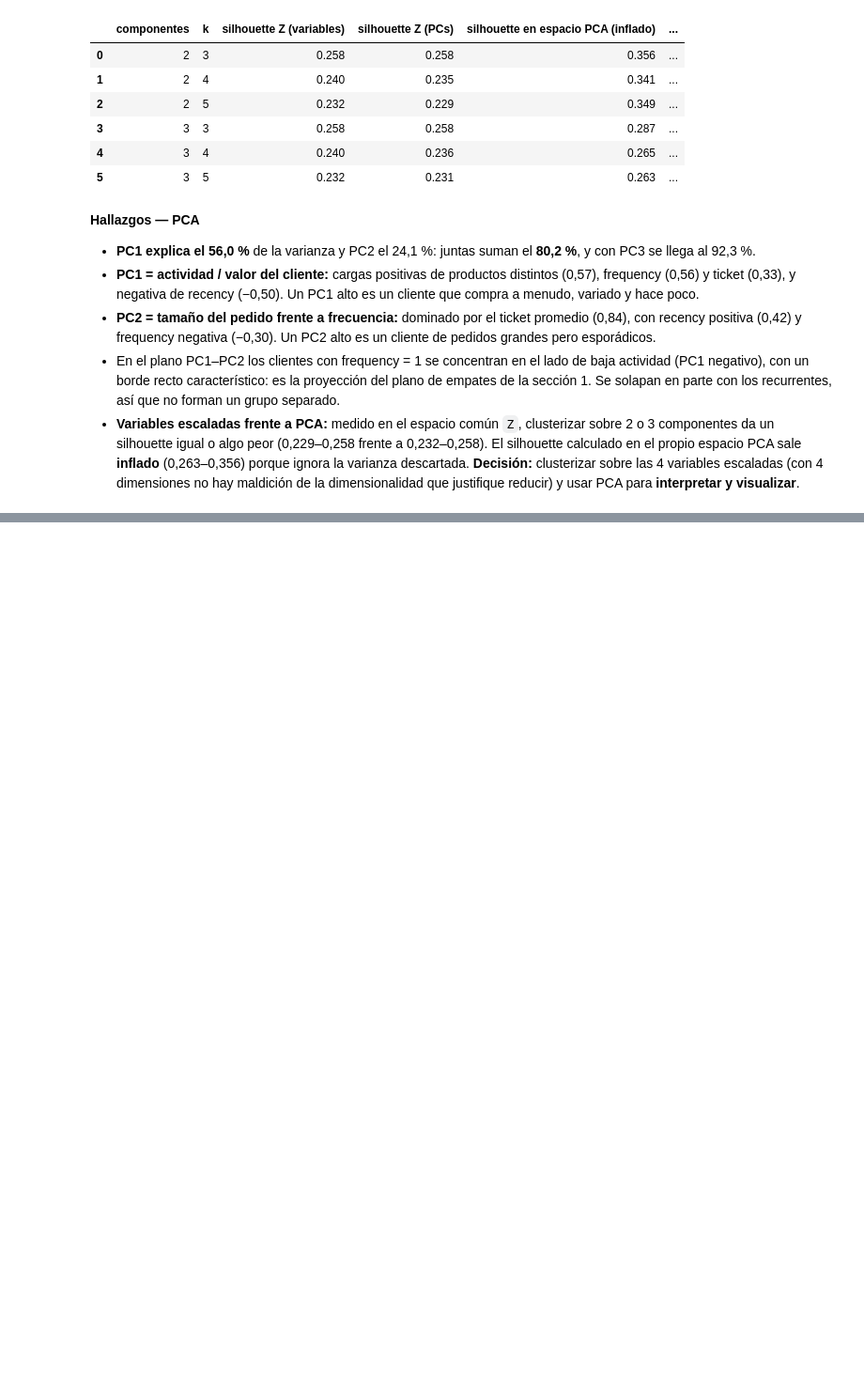
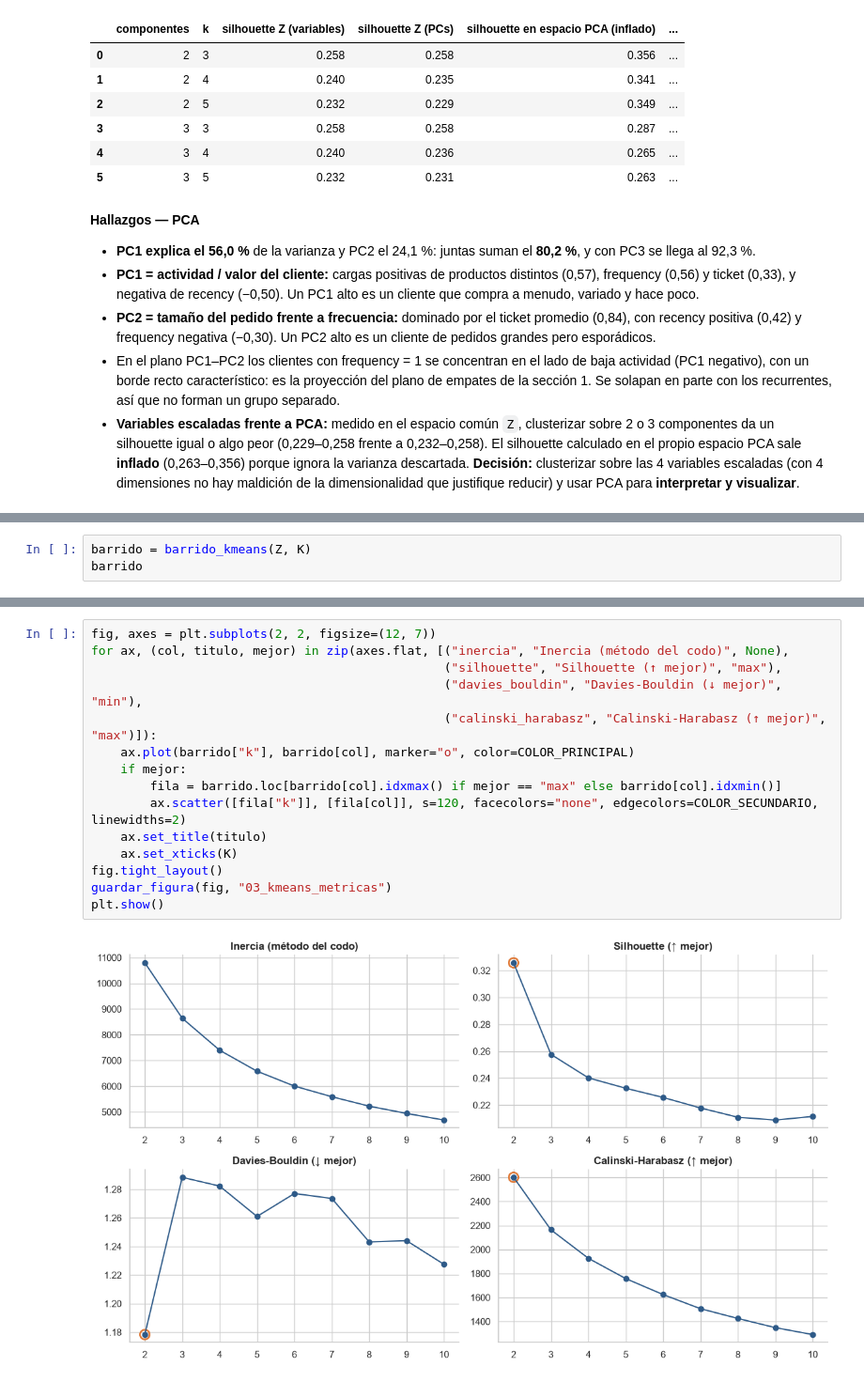
Before and after one commit to Andres766/proeyecto-mineria-de-datos, a Jupyter notebook: notebooks/03_modelado.ipynb, the cells around one changed output, grey strips where cells are left out. Shown at 94% size. Saved outputs shown, nothing was run; the diff lists cells and outputs as text; blank space fills up the shorter version.

Commit message:
Añade barrido de K-Means con métricas, estabilidad y sensibilidad a empates

```diff
--- a/notebooks/03_modelado.ipynb
+++ b/notebooks/03_modelado.ipynb
@@ -190,0 +193,3 @@ pd.DataFrame(filas)
+# %%
+barrido = barrido_kmeans(Z, K)
+barrido
@@ -190,0 +207,17 @@ pd.DataFrame(filas)
+# %%
+fig, axes = plt.subplots(2, 2, figsize=(12, 7))
+for ax, (col, titulo, mejor) in zip(axes.flat, [("inercia", "Inercia (método del codo)", None),
+                                                ("silhouette", "Silhouette (↑ mejor)", "max"),
+                                                ("davies_bouldin", "Davies-Bouldin (↓ mejor)", "min"),
+                                                ("calinski_harabasz", "Calinski-Harabasz (↑ mejor)", "max")]):
+    ax.plot(barrido["k"], barrido[col], marker="o", color=COLOR_PRINCIPAL)
+    if mejor:
+        fila = barrido.loc[barrido[col].idxmax() if mejor == "max" else barrido[col].idxmin()]
+        ax.scatter([fila["k"]], [fila[col]], s=120, facecolors="none", edgecolors=COLOR_SECUNDARIO, linewidths=2)
+    ax.set_title(titulo)
+    ax.set_xticks(K)
+fig.tight_layout()
+guardar_figura(fig, "03_kmeans_metricas")
+plt.show()
+# %% [output]
+[figure, added]
```
Also changed, not shown: parts of 5 cells of this notebook.
